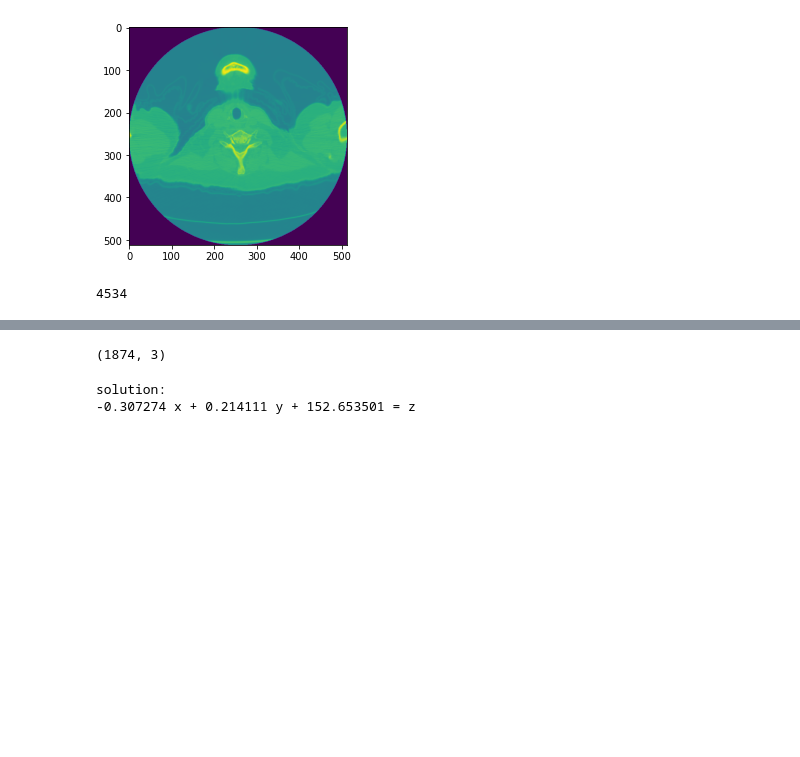
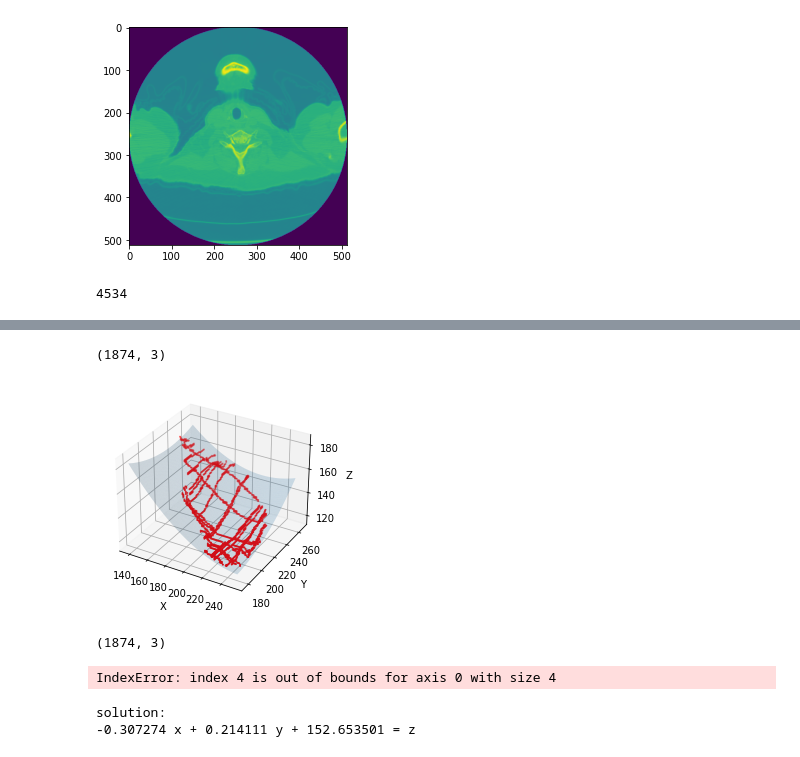
Before and after one commit to pangyuteng/fiss-viz-tmp, a Jupyter notebook: oblique.ipynb, the cells around one changed output, grey strips where cells are left out. Drawn from its saved outputs; the diff is of its cells as text; code cells hidden in the pictures; blank space fills up the shorter version.

```diff
--- a/oblique.ipynb
+++ b/oblique.ipynb
@@ -160,3 +277,48 @@ print(spacing,origin,direction,size)
+# %%
+_data = np.array(np.where(arr_roi==1)).T
+data = np.zeros(_data.shape)
+data[:,0]=_data[:,1]
+data[:,1]=_data[:,2]
+data[:,2]=_data[:,0]
+
+print(data.shape)
+# regular grid covering the domain of the data
+X,Y = np.meshgrid(
+    np.arange(np.min(data[:,0]),np.max(data[:,0]),1),
+    np.arange(np.min(data[:,1]),np.max(data[:,1]),1) )
+XX = X.flatten()
+YY = Y.flatten()
+
+order = 2    # 1: linear, 2: quadratic
+if order == 1:
+    # best-fit linear plane
+    A = np.c_[data[:,1], data[:,2], np.ones(data.shape[0])]
+    C,_,_,_ = scipy.linalg.lstsq(A, data[:,0])    # coefficients
+
+    # evaluate it on grid
+    Z = C[0]*X + C[1]*Y + C[2]
+
+elif order == 2:
+    # best-fit quadratic curve
+    A = np.c_[np.ones(data.shape[0]), data[:,:2], np.prod(data[:,:2], axis=1), data[:,:2]**2]
+    C,_,_,_ = scipy.linalg.lstsq(A, data[:,2])
+    # evaluate it on a grid
+    Z = np.dot(np.c_[np.ones(XX.shape), XX, YY, XX*YY, XX**2, YY**2], C).reshape(X.shape)
+
+# plot points and fitted surface
+fig = plt.figure()
+ax = fig.gca(projection='3d')
+ax.plot_surface(X, Y, Z, rstride=1, cstride=1, alpha=0.2)
+ax.scatter(data[:,0], data[:,1], data[:,2], c='r', s=1)
+plt.xlabel('X')
+plt.ylabel('Y')
+ax.set_zlabel('Z')
+#ax.axis('equal')
+ax.axis('tight')
+plt.show()
+# %% [output]
+(1874, 3)
+[figure, added]
 # %%
 arr = sitk.GetArrayFromImage(new_roi).astype(int)
 _zs,_xs,_ys = np.where(arr==1)
@@ -172,3 +346,31 @@ print(ps.shape)
+# %%
+#surf = fitting.approximate_surface(ps, 10,10,2,2)
+
+surf = BSpline.Surface()
+
+# Set degrees
+surf.degree_u = 3
+surf.degree_v = 3
+
+# Set control points
+surf.ctrlpts2d = mylist
+
+# Set knot vectors
+surf.knotvector_u = [0.0, 0.0, 0.0, 0.0, 1.0, 2.0, 3.0, 3.0, 3.0, 3.0]
+surf.knotvector_v = [0.0, 0.0, 0.0, 0.0, 1.0, 2.0, 3.0, 3.0, 3.0, 3.0]
+
+# Set evaluation delta
+surf.delta = 0.025
+
+# Evaluate surface points
+surf.evaluate()
+
+
+vis_comp = VisMPL.VisCurve3D()
+surf.vis = vis_comp
+surf.render()
+# %% [output]
+IndexError: index 4 is out of bounds for axis 0 with size 4
 # %%
 xs = ps[:,0]
 ys = ps[:,1]
```
Also changed, not shown: parts of 10 cells of this notebook, 1 other file.
